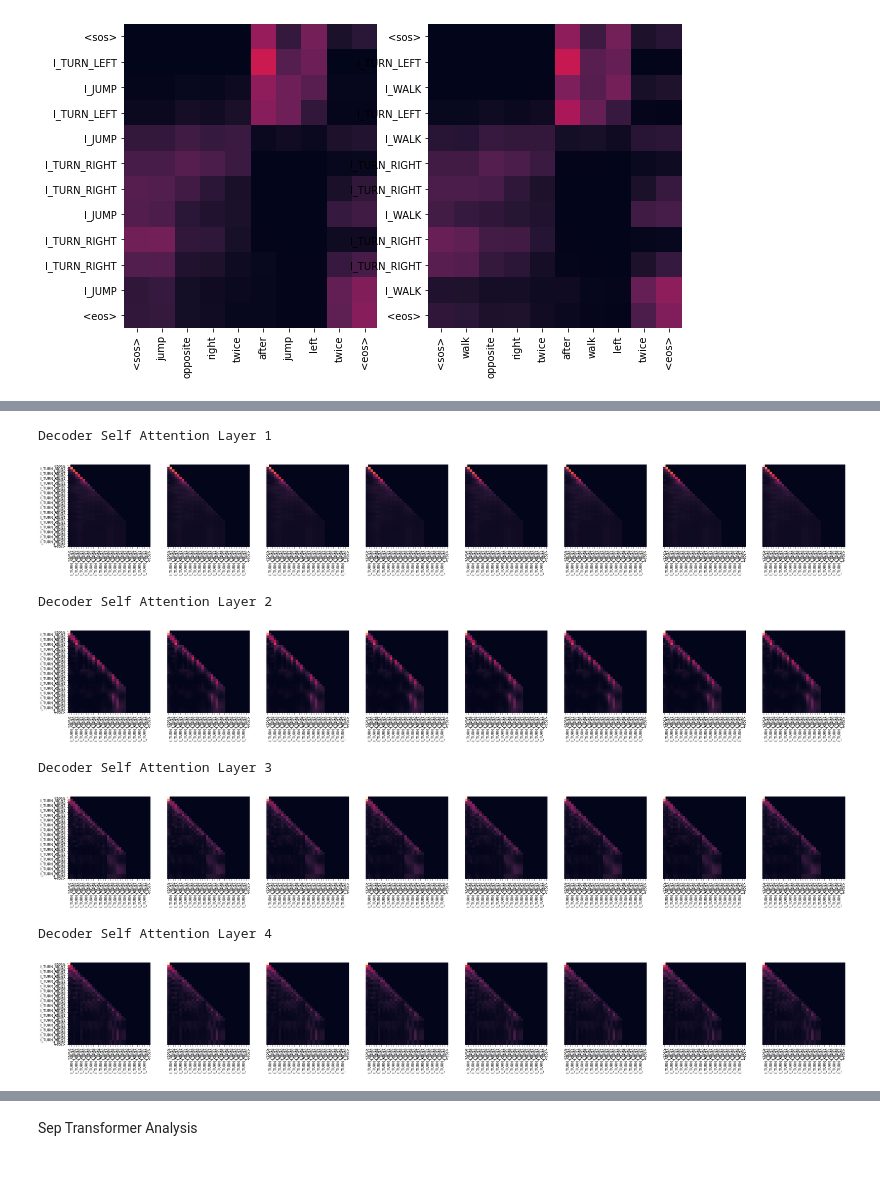
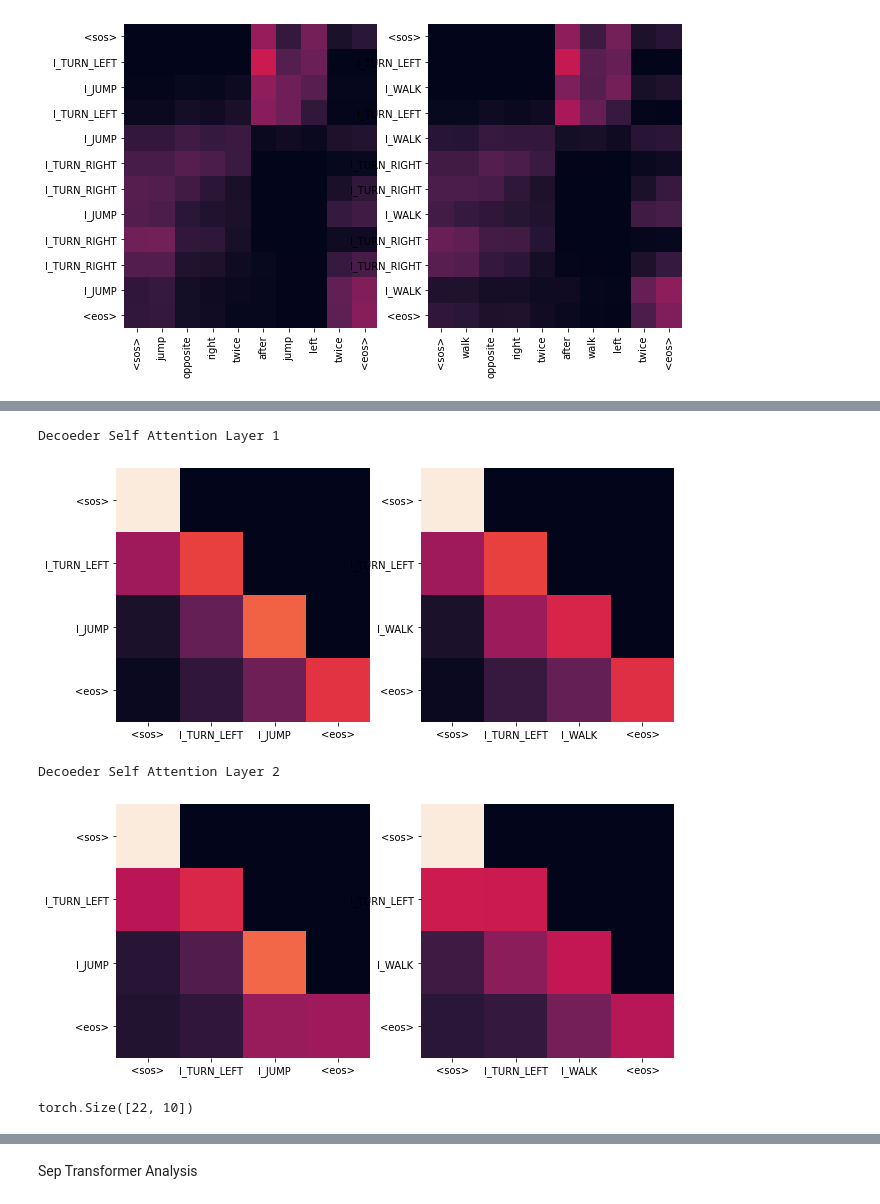
Before and after one commit to ayushchakravarthy/language_compositionality, a Jupyter notebook: Plot.ipynb, the cells around one changed output, grey strips where cells are left out. Cells and saved outputs as stored; diff of their text form; code cells hidden in the pictures; blank space fills up the shorter version.

Commit message:
clean attention maps

```diff
--- a/Plot.ipynb
+++ b/Plot.ipynb
@@ -293,10 +295,10 @@ from models.models import LanguageParser
 model = LanguageParser(
     src_vocab_size=17,
     trg_vocab_size=10,
-    d_model=128,
+    d_model=256,
     nhead=8,
     n_layers=1,
-    dim_feedforward=128,
+    dim_feedforward=256,
     dropout=0.1,
     pad_idx=1,
     device=torch.device('cpu')
@@ -322,0 +330,8 @@ for s in pred:
+# %%
+enc_maps = attn_wt.get('Encoder')
+for s in range(0, 2):
+    fig, axs = plt.subplots(1, 8, figsize=(10, 10))
+    print(f"Stage {s}, Block Encoder Attention Map, jump left all heads")
+    for h in range(8):
+        draw(enc_maps[s][0].get('encoder')[:, :, h, :][0][:, :len(ss[0])], ss[0], [], ax=axs[h])
+    plt.show()
@@ -322,0 +343,7 @@ for s in pred:
+# %%
+for s in range(0, 2):
+    fig, axs = plt.subplots(1, 8, figsize=(10, 10))
+    print(f"Stage {s}, Block Encoder Attention Map walk left all heads")
+    for h in range(8):
+        draw(enc_maps[s][0].get('encoder')[:, :, h, :][1][:, :len(ss[1])], ss[1], [], ax=axs[h])
+    plt.show()
@@ -323,10 +355,9 @@ for s in pred:
 # %%
-enc_maps = attn_wt.get('Encoder')
 for s in range(0, 2):
     fig, axs = plt.subplots(1, 2, figsize=(10, 10))
     print(f"Stage {s}, Block Encoder Attention Map")
-    for i in range(2, 4):
-        draw(torch.mean(enc_maps[s][0].get('encoder'), axis=2)[i][:, :len(ss[i])], ss[i], [], ax=axs[i-2])
+    for i in range(2):
+        draw(torch.mean(enc_maps[s][0].get('encoder'), axis=2)[i][:, :len(ss[i])], ss[i], ss[i], ax=axs[i])
     plt.show()
 # %% [output]
 Stage 0, Block Encoder Attention Map
@@ -368,17 +399,18 @@ Last Encoder Map
 # %%
-for layer in range(0, 4, 1):
-    fig, axs = plt.subplots(1, 8, figsize=(40, 40))
-    print(f"Decoder Self Attention Layer {layer + 1}")
-    for h in range(8):
-        draw(attn_wts[-1].get('Decoder')[layer].get('Sublayer1')[2][:len(tt), :len(tt)],
-             tt, tt if h == 0 else [], ax=axs[h])
+dec_maps = attn_wt.get('Decoder')
+for layer in range(0, 2):
+    fig, axs = plt.subplots(1, 2, figsize=(10, 10))
+    print(f'Decoeder Self Attention Layer {layer + 1}')
+    for i in range(2):
+        draw(attn_wt.get('Decoder')[layer].get('Sublayer1')[i][:len(tt[i]), :len(tt[i])], tt[i], tt[i], ax=axs[i])
     plt.show()
 # %% [output]
-Decoder Self Attention Layer 1
+Decoeder Self Attention Layer 1
-[figure, old version]
+[figure, new version]
-Decoder Self Attention Layer 2
+Decoeder Self Attention Layer 2
-[figure, old version]
+[figure, new version]
-Decoder Self Attention Layer 3
-[figure, removed]
-Decoder Self Attention Layer 4
-[figure, removed]
+# %%
+dec_maps = attn_wt.get('Decoder')
+dec_maps[0].get('Sublayer2')[0].shape
+# %% [output]
+torch.Size([22, 10])
```
Also changed, not shown: parts of 33 cells of this notebook, 1 other file.
